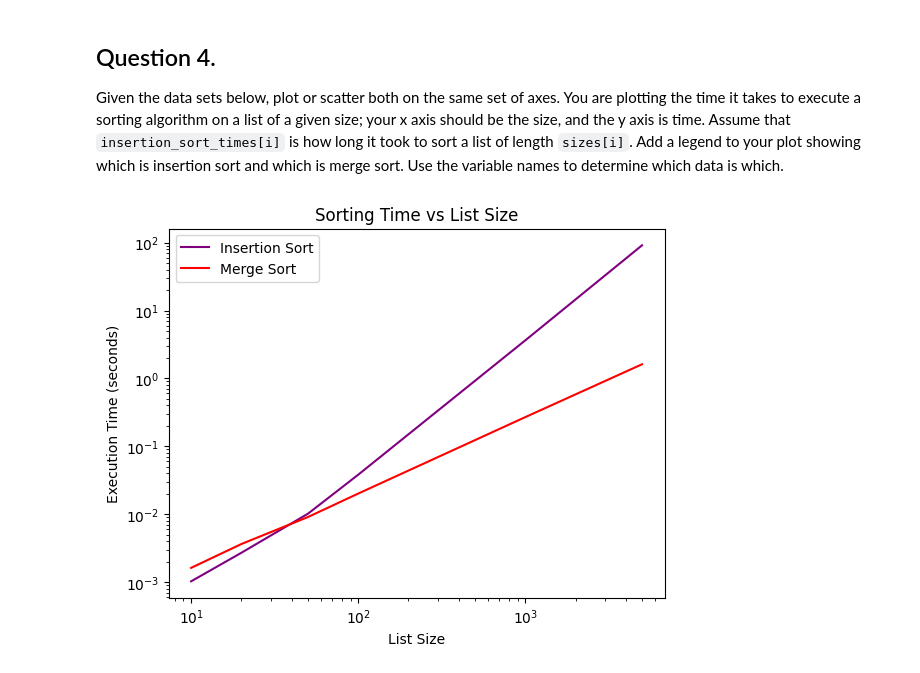
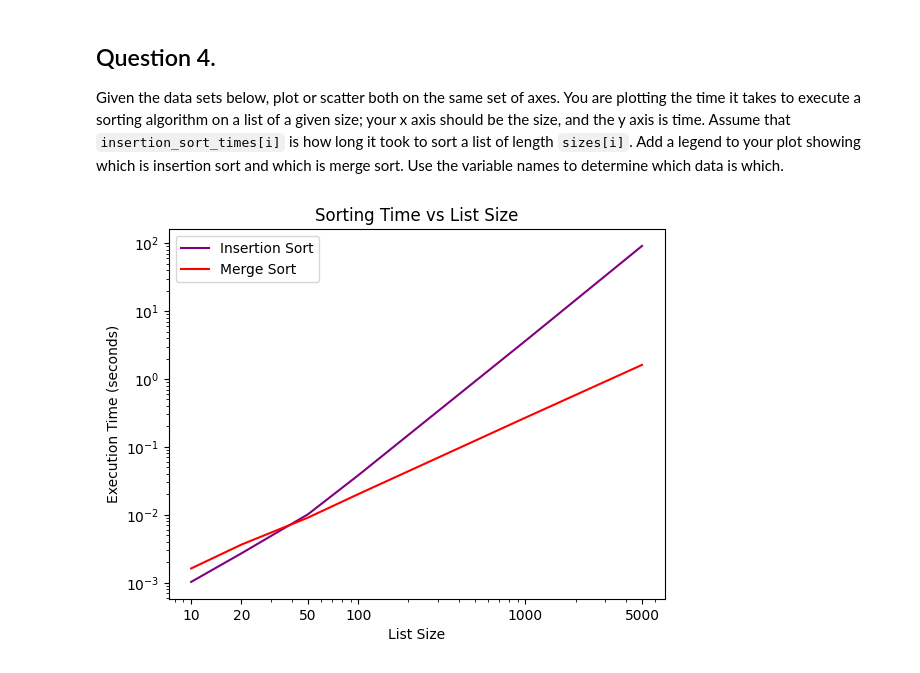
Before and after one commit to Pojetta/module_03, a Jupyter notebook: pyplot.ipynb, the cells around one changed output. Drawn from its saved outputs; the diff is of its cells as text; code cells hidden in the pictures.

```diff
--- a/pyplot.ipynb
+++ b/pyplot.ipynb
@@ -106,18 +106,19 @@ Given the data sets below, plot or scatter both on the same set of axes.  You ar
 # %%
 sizes = [10, 20, 50, 100, 1000, 5000]
 insertion_sort_times = [0.0010252999999999998, 0.0027026999999999954, 0.010147200000000002, 0.0381137, 3.6303399, 91.2180796]
 merge_sort_times = [0.00161889999999687, 0.003635600000009731, 0.0090655000000055, 0.020108000000007564, 0.2687474000000094, 1.6147050999999948]
 
 fig, ax = plt.subplots()
 
 ax.plot(sizes, insertion_sort_times, color='purple', label='Insertion Sort')
 ax.plot(sizes, merge_sort_times, color='red', label='Merge Sort')
 ax.set_xlabel('List Size')
 ax.set_ylabel('Execution Time (seconds)')
 ax.set_title('Sorting Time vs List Size')
 ax.legend()
 plt.xscale('log')
 plt.yscale('log')
+plt.xticks(sizes, sizes)
 plt.show()
 # %% [output]
-[figure, old version]
+[figure, new version]
```
